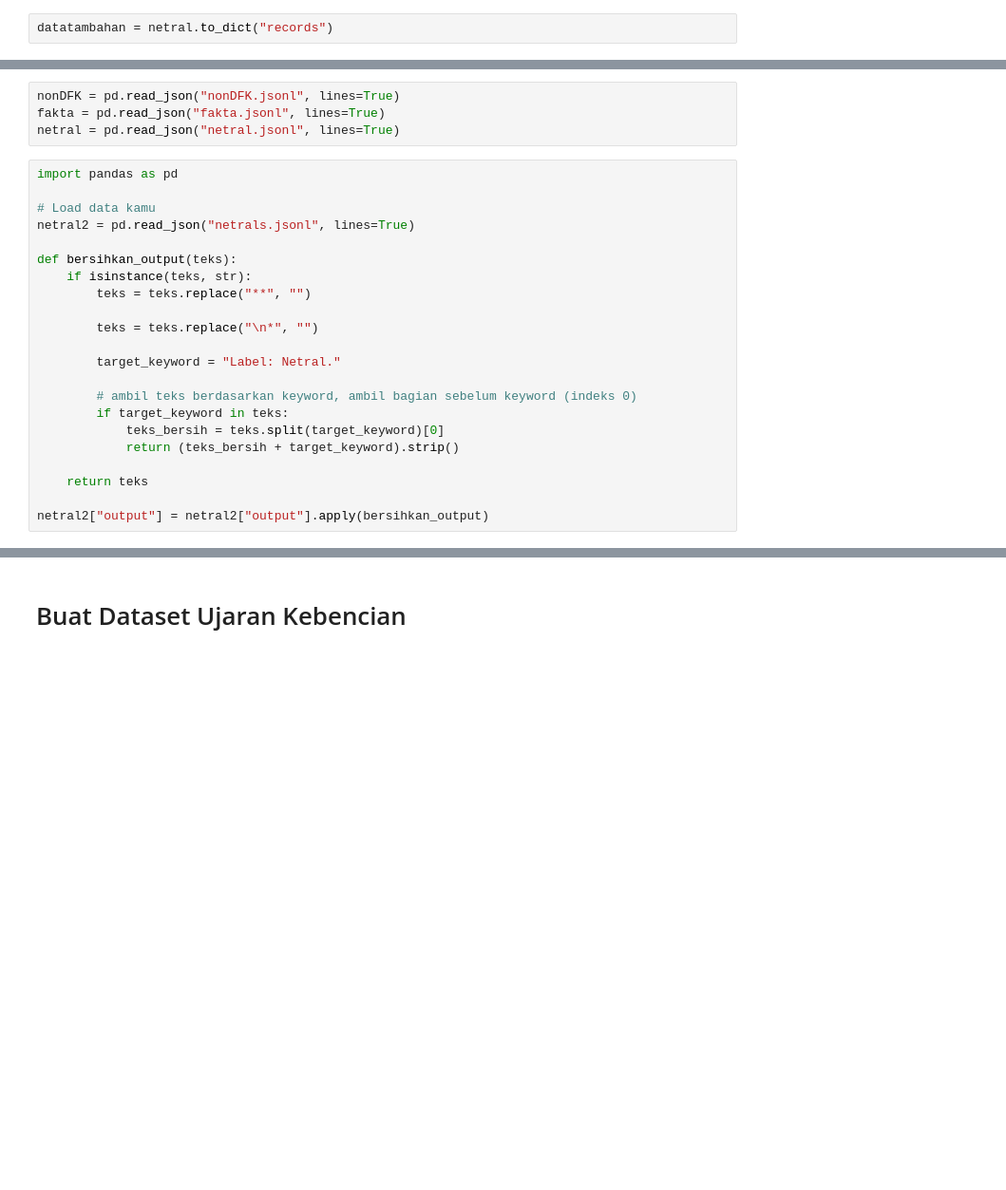
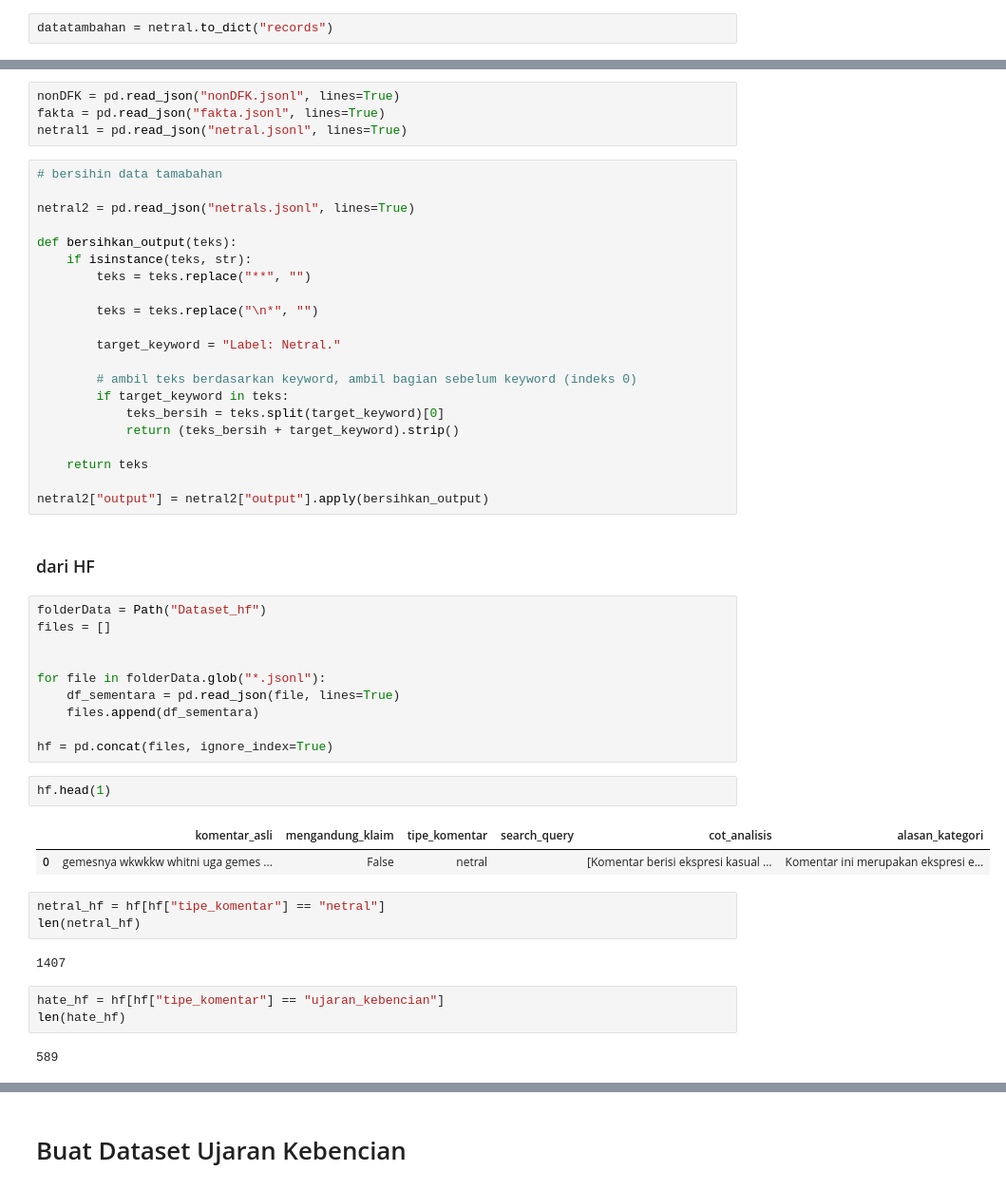
Before and after one commit to imdipo/capstone-AITF-komdigi, a Jupyter notebook: SFT/SFT.ipynb, the cells around one changed output, grey strips where cells are left out. Shown at 95% size. Cells and saved outputs as stored; diff of their text form; blank space fills up the shorter version.

```diff
--- a/SFT/SFT.ipynb
+++ b/SFT/SFT.ipynb
@@ -581,11 +546,10 @@ Berhasil membuat 3589 data dengan konteks berita di netral.jsonl
 # %%
 nonDFK = pd.read_json("nonDFK.jsonl", lines=True)
 fakta = pd.read_json("fakta.jsonl", lines=True)
-netral = pd.read_json("netral.jsonl", lines=True)
+netral1 = pd.read_json("netral.jsonl", lines=True)
 # %%
-import pandas as pd
+# bersihin data tamabahan
 
-# Load data kamu
 netral2 = pd.read_json("netrals.jsonl", lines=True)
 
 def bersihkan_output(teks):
@@ -604,3 +568,30 @@ def bersihkan_output(teks):
     return teks
 
 netral2["output"] = netral2["output"].apply(bersihkan_output)
+# %% [markdown]
+### dari HF
+# %%
+folderData = Path("Dataset_hf")
+files = []
+
+
+for file in folderData.glob("*.jsonl"):
+    df_sementara = pd.read_json(file, lines=True)
+    files.append(df_sementara)
+
+hf = pd.concat(files, ignore_index=True)
+# %%
+hf.head(1)
+# %% [output]
+|  | komentar_asli | mengandung_klaim | tipe_komentar | search_query | cot_analisis | alasan_kategori |
+| 0 | gemesnya wkwkkw whitni uga gemes ... | False | netral |  | [Komentar berisi ekspresi kasual ... | Komentar ini merupakan ekspresi e... |
+# %%
+netral_hf = hf[hf["tipe_komentar"] == "netral"]
+len(netral_hf)
+# %% [output]
+1407
+# %%
+hate_hf = hf[hf["tipe_komentar"] == "ujaran_kebencian"]
+len(hate_hf)
+# %% [output]
+589
```
Also changed, not shown: parts of 76 cells of this notebook.
